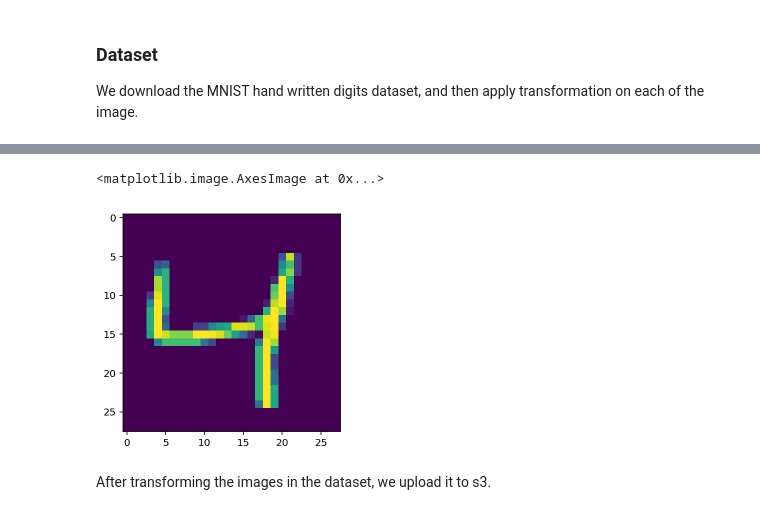
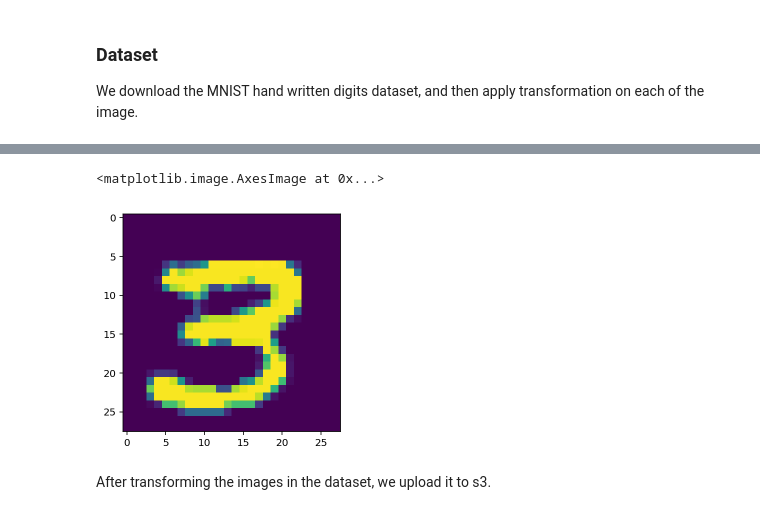
Before and after one commit to aws-samples/amazon-sagemaker-fraud-detection, a Jupyter notebook: workshop-1/sagemaker-experiments/mnist-handwritten-digits-classification-experiment.ipynb, the cells around one changed output, grey strips where cells are left out. Cells and saved outputs as stored; diff of their text form; code cells hidden in the pictures.

```diff
--- a/workshop-1/sagemaker-experiments/mnist-handwritten-digits-classification-experiment.ipynb
+++ b/workshop-1/sagemaker-experiments/mnist-handwritten-digits-classification-experiment.ipynb
@@ -106,8 +109,8 @@ Done!
 # %%
-plt.imshow(train_set.data[2].numpy())
+plt.imshow(train_set.data[111].numpy())
 # %% [output]
 <matplotlib.image.AxesImage at 0x...>
-[figure, old version]
+[figure, new version]
 # %% [markdown]
 After transforming the images in the dataset, we upload it to s3.
 # %%
```
Also changed, not shown: parts of 12 cells of this notebook, 3 other files.
